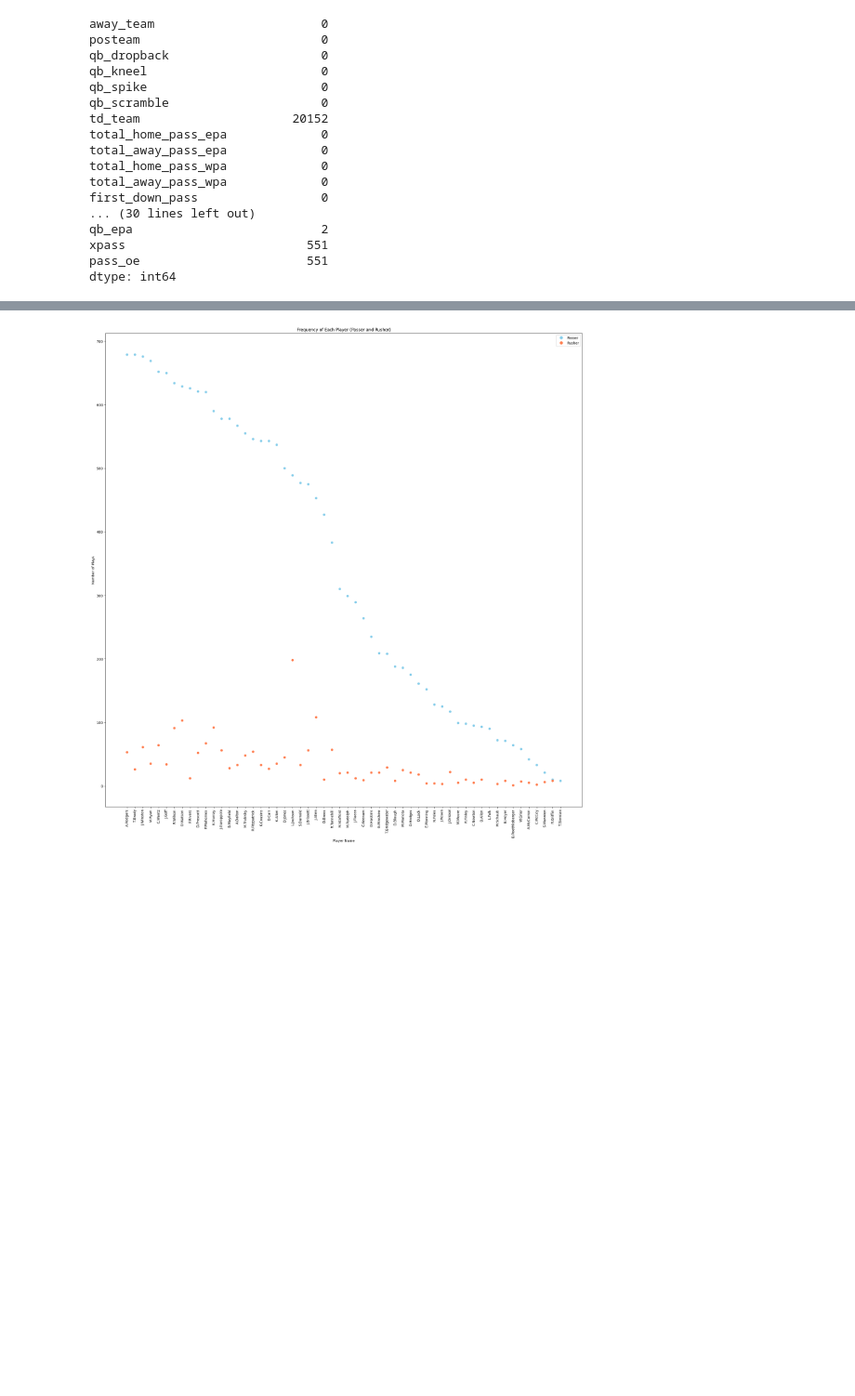
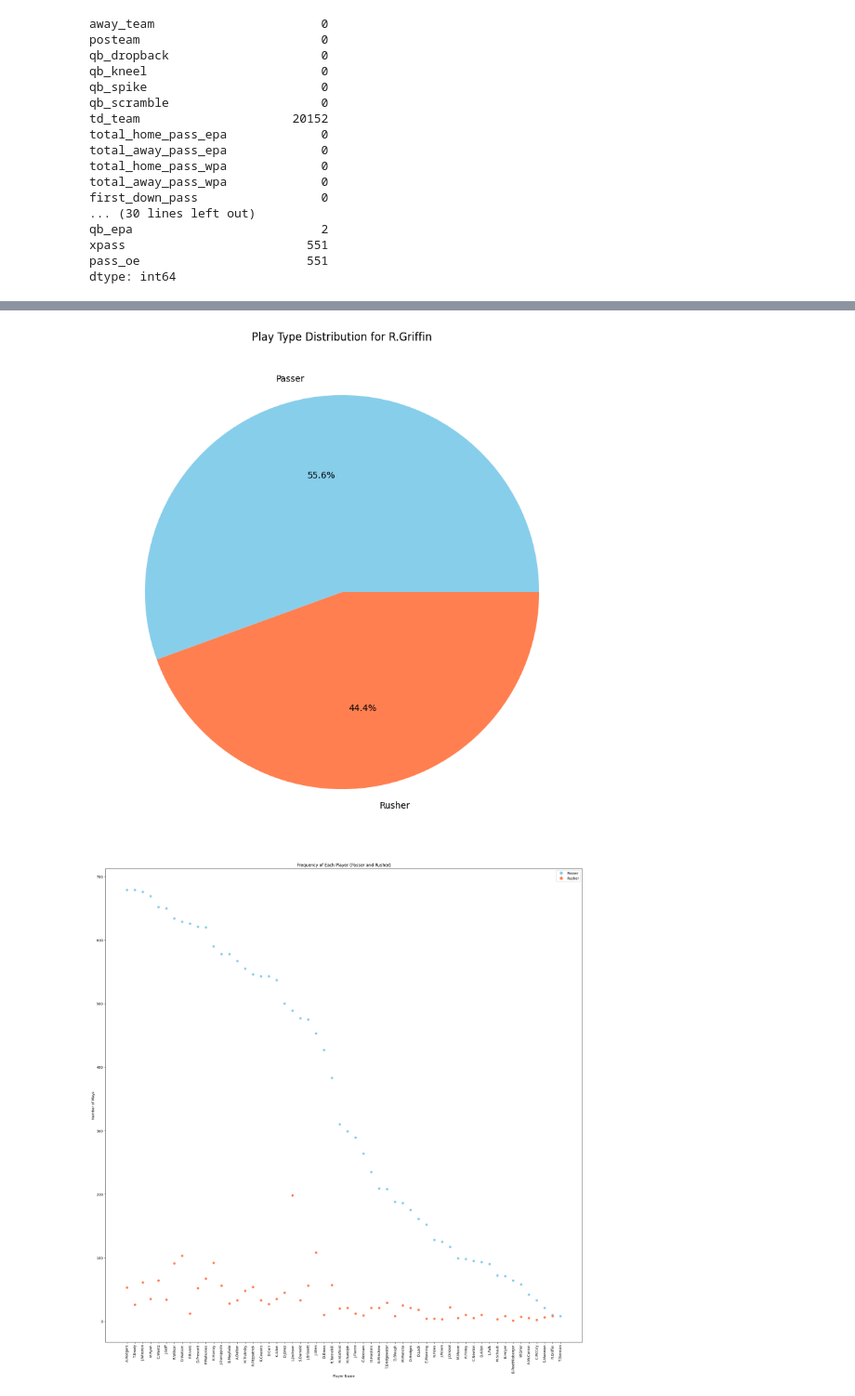
Before and after one commit to SantiM01/Senior-Project, a Jupyter notebook: Test_data_exploration_UPDATED_CURRENT.ipynb, the cells around one changed output, grey strips where cells are left out. Shown at 93% size. Cells and saved outputs as stored; diff of their text form; code cells hidden in the pictures; blank space fills up the shorter version.

```diff
--- a/Test_data_exploration_UPDATED_CURRENT.ipynb
+++ b/Test_data_exploration_UPDATED_CURRENT.ipynb
@@ -200,3 +208,25 @@ plt.show()
+# %%
+##########################################################################################################################
+# Pie chart showing the ratio between passing and rushing for a single palyer for the 2019 season
+##########################################################################################################################
+
+# Assuming 'new_filtered_file' is your DataFrame and you have it loaded
+player_name = 'R.Griffin'  # Change this to the player's name you're interested in
+
+# Filter counts for the specific player
+player_data = all_counts[all_counts['Player Name'] == player_name]
+
+# Check if data exists for the player
+if not player_data.empty:
+    # Plotting the pie chart
+    plt.figure(figsize=(10, 10))
+    plt.pie(player_data['Number of Plays'], labels=player_data['Player Type'], colors=['skyblue', 'coral'], autopct='%1.1f%%')
+    plt.title(f'Play Type Distribution for {player_name}')
+    plt.show()
+else:
+    print(f"No data available for {player_name}. Please check the player name and try again.")
+# %% [output]
+[figure, added]
 # %%
 ##########################################################################################################################
 # Plot the number of times each qb made a play and color coded their dots based on weather they were rushing or passing
```
Also changed, not shown: parts of 1 cell of this notebook.
